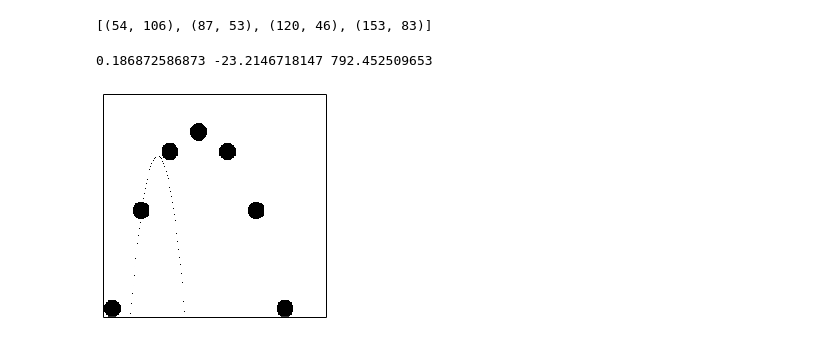
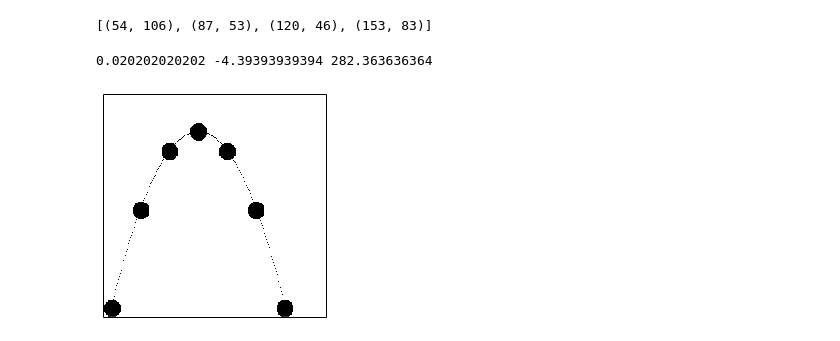
Before and after one commit to barbagroup/JITcode-MechE, a Jupyter notebook: module01_Analytical_Mechanics_II/00_Lesson00_Ball_Detection.ipynb, the cells around one changed output. Cells and saved outputs as stored; diff of their text form; code cells hidden in the pictures.

```diff
--- a/module01_Analytical_Mechanics_II/00_Lesson00_Ball_Detection.ipynb
+++ b/module01_Analytical_Mechanics_II/00_Lesson00_Ball_Detection.ipynb
@@ -267,40 +269,40 @@ print output
 # %%
 p = output[1:]
 
-y = [p[0][0],\
-     p[1][0],\
-     p[2][0]]
+y = [p[0][1],\
+     p[1][1],\
+     p[2][1]]
 
 y = np.array(y)
 
-x = [[p[0][1]**2, p[0][1], 1],\
-     [p[1][1]**2, p[1][1], 1],\
-     [p[2][1]**2, p[2][1], 1]]
+x = [[p[0][0]**2, p[0][0], 1],\
+     [p[1][0]**2, p[1][0], 1],\
+     [p[2][0]**2, p[2][0], 1]]
 
 x = np.array(x)
 
 a, b, c = np.dot(np.linalg.inv(x), y)
 
 print a, b, c
 
 new_img = np.zeros((256,256))
 
 for x in range(255):
     y = a*x**2+b*x+c
     if 0<y<255:
         new_img[y][x] = 1
 
 for i in range(0,19,3):
     img = Load_Image("ball00/frame"+str(i)+".png")
     for y in range(len(img)):
         for x in range(len(img)):
             if np.array_equal(img[y][x], (0, 0, 0)) or np.array_equal(img[y][x], (0, 0, 0, 255)):
                 new_img[y][x] = 1
 
 Draw_Image(new_img)
 # %% [output]
-0.186872586873 -23.2146718147 792.452509653
+0.020202020202 -4.39393939394 282.363636364
-[figure, old version]
+[figure, new version]
 # %%
 from IPython.core.display import HTML
 def css_styling():
```
Also changed, not shown: parts of 1 cell of this notebook, 3 other files.
